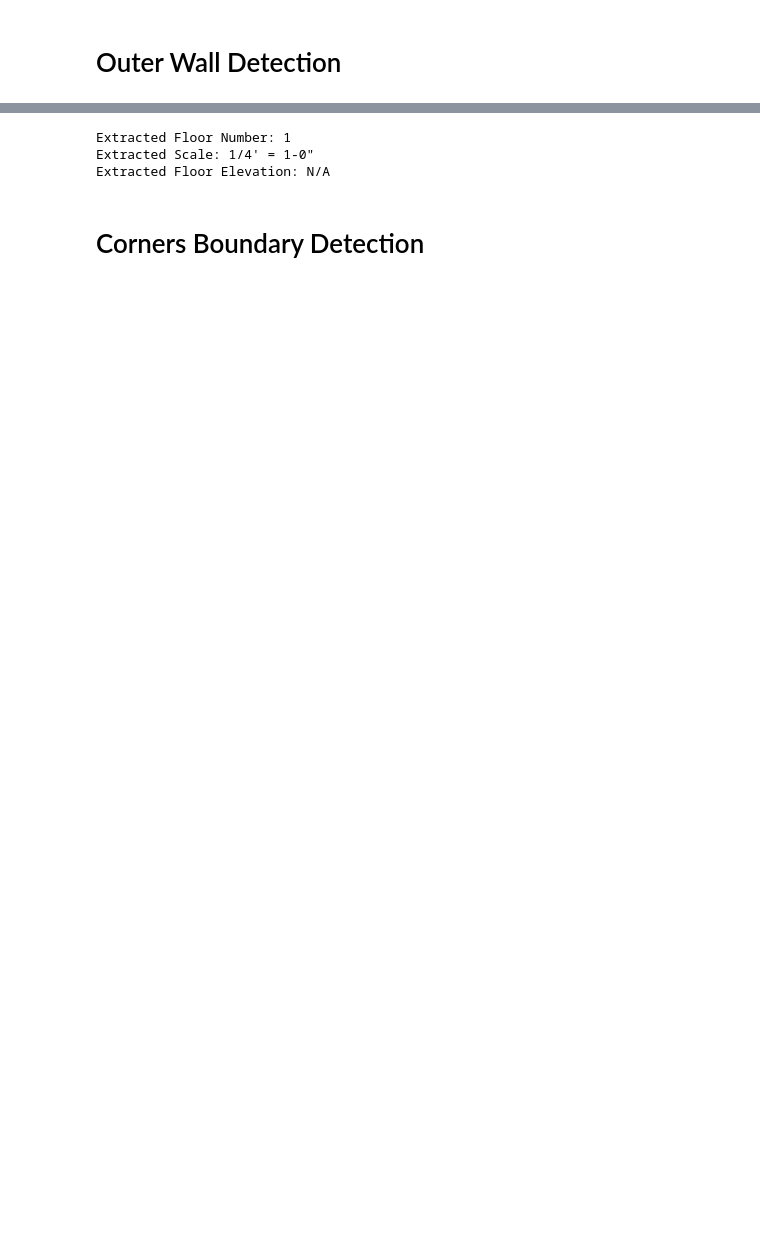
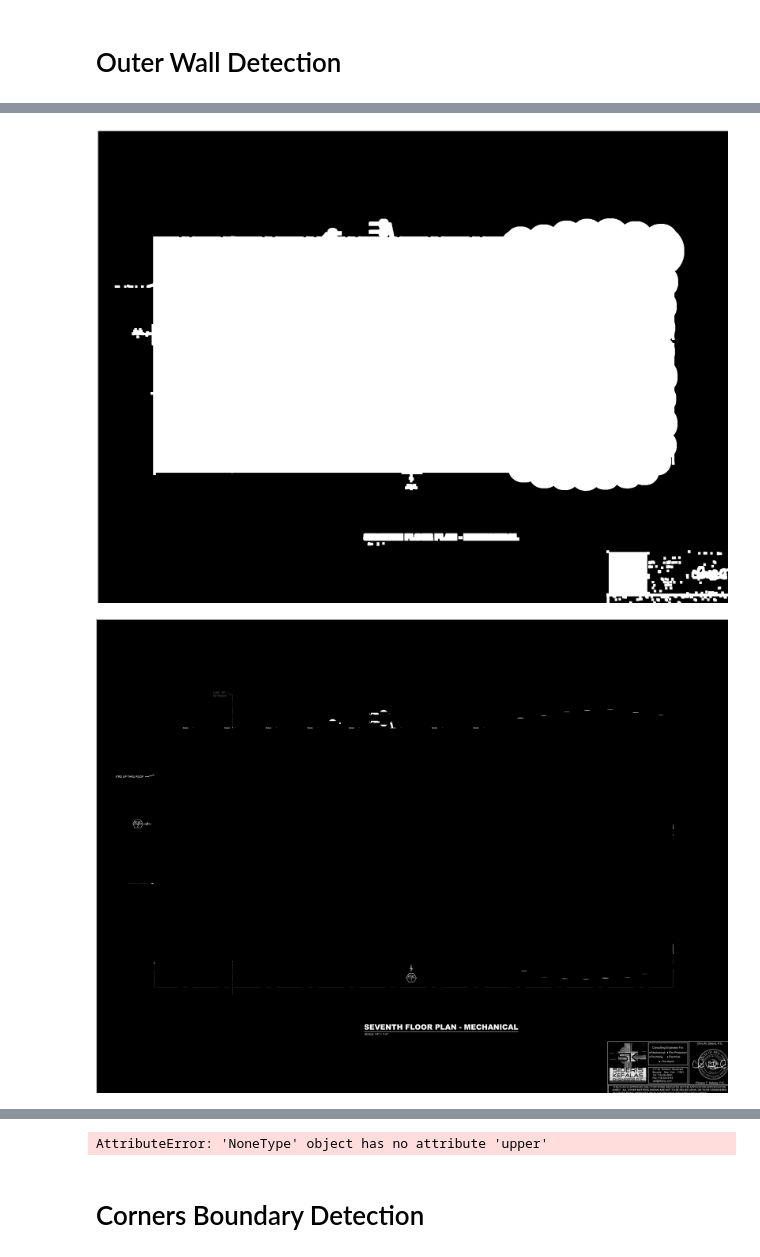
Before and after one commit to omartgabr/3D-Models-from-Blueprints, a Jupyter notebook: Image Processing/ImageProcessing_notebook.ipynb, the cells around one changed output, grey strips where cells are left out. Saved outputs shown, nothing was run; the diff lists cells and outputs as text; code cells hidden in the pictures; blank space fills up the shorter version.

```diff
--- a/Image Processing/ImageProcessing_notebook.ipynb
+++ b/Image Processing/ImageProcessing_notebook.ipynb
@@ -442,0 +440,65 @@ def extract_floor_elevation(text):
+# %%
+# Preprocessing function
+def preprocess_image(image):
+    gray = cv2.cvtColor(image, cv2.COLOR_BGR2GRAY)
+    blur = cv2.GaussianBlur(gray, (3, 3), 0)
+    _, processed = cv2.threshold(blur, 0, 255, cv2.THRESH_BINARY_INV + cv2.THRESH_OTSU)
+    kernel = cv2.getStructuringElement(cv2.MORPH_RECT, (5, 5))
+    dilated = cv2.dilate(processed, kernel, iterations=2)
+    return dilated
+
+# Function to merge contours
+def merge_contours(contours):
+    bounding_boxes = [cv2.boundingRect(c) for c in contours]
+    merged_boxes = []
+    while bounding_boxes:
+        base = bounding_boxes.pop(0)
+        merged = True
+        while merged:
+            merged = False
+            for i, other in enumerate(bounding_boxes):
+                if (abs(base[0] - other[0]) < 50 and abs(base[1] - other[1]) < 50) or \
+                   (abs(base[0] + base[2] - other[0] - other[2]) < 50 and abs(base[1] + base[3] - other[1] - other[3]) < 50):
+                    x = min(base[0], other[0])
+                    y = min(base[1], other[1])
+                    w = max(base[0] + base[2], other[0] + other[2]) - x
+                    h = max(base[1] + base[3], other[1] + other[3]) - y
+                    base = (x, y, w, h)
+                    bounding_boxes.pop(i)
+                    merged = True
+                    break
+        merged_boxes.append(base)
+    return merged_boxes
+
+# Stop preprocessing at the blackhat stage and apply OCR
+def preprocess_for_mrz(image):
+    gray = cv2.cvtColor(image, cv2.COLOR_BGR2GRAY)
+    rectKernel = cv2.getStructuringElement(cv2.MORPH_RECT, (25, 7))
+
+    # Apply the blackhat morphological operation
+    blackhat = cv2.morphologyEx(gray, cv2.MORPH_BLACKHAT, rectKernel)
+
+    return blackhat
+
+# Main Preprocessing Flow
+# Preprocess the entire image
+processed_image = preprocess_image(masked_image)
+cv2_imshow(processed_image)
+
+# Find contours and merge for further use in OCR
+contours, _ = cv2.findContours(processed_image, cv2.RETR_EXTERNAL, cv2.CHAIN_APPROX_SIMPLE)
+merged_boxes = merge_contours(contours)
+
+# Stop at blackhat stage for MRZ-like region and apply OCR
+mrz_blackhat = preprocess_for_mrz(masked_image)
+cv2_imshow(mrz_blackhat)  # Display the blackhat image (Image 15)
+
+# Apply OCR on the blackhat image
+mrz_text = pytesseract.image_to_string(mrz_blackhat, config='--oem 3 --psm 6')
+
+# Print the extracted text
+print("Extracted Text from Blackhat Image:")
+print(mrz_text)
+# %% [output]
+[figure, added]
+[figure, added]
@@ -443,15 +521,13 @@ def extract_floor_elevation(text):
 # %%
-floor_number = extract_floor_number(extracted_text)
-scale = extract_scales(extracted_text)
-elevation = extract_floor_elevation(extracted_text)
+floor_number = extract_floor_number(mrz_text)
+scale = extract_scales(mrz_text)
+elevation = extract_floor_elevation(mrz_text)
 
 print("Extracted Floor Number:", floor_number)
 print("Extracted Scale:", scale)
 print("Extracted Floor Elevation:", elevation)
 # %% [output]
-Extracted Floor Number: 1
-Extracted Scale: 1/4' = 1-0"
-Extracted Floor Elevation: N/A
+AttributeError: 'NoneType' object has no attribute 'upper'
 # %% [markdown]
 # Corners Boundary Detection
 # %%
```
Also changed, not shown: parts of 16 cells of this notebook, 1 other file.
